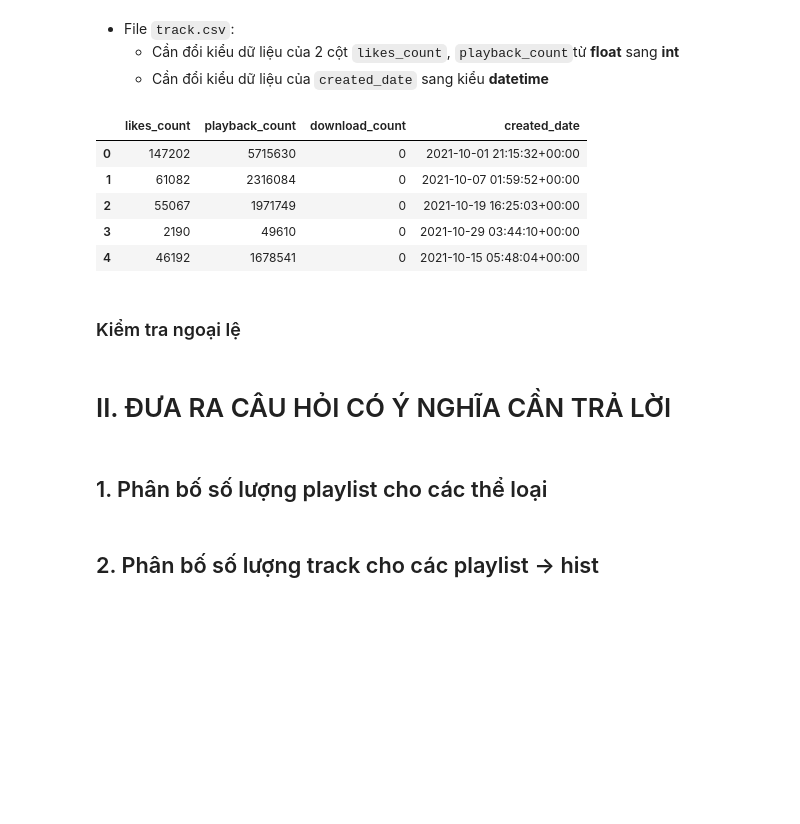
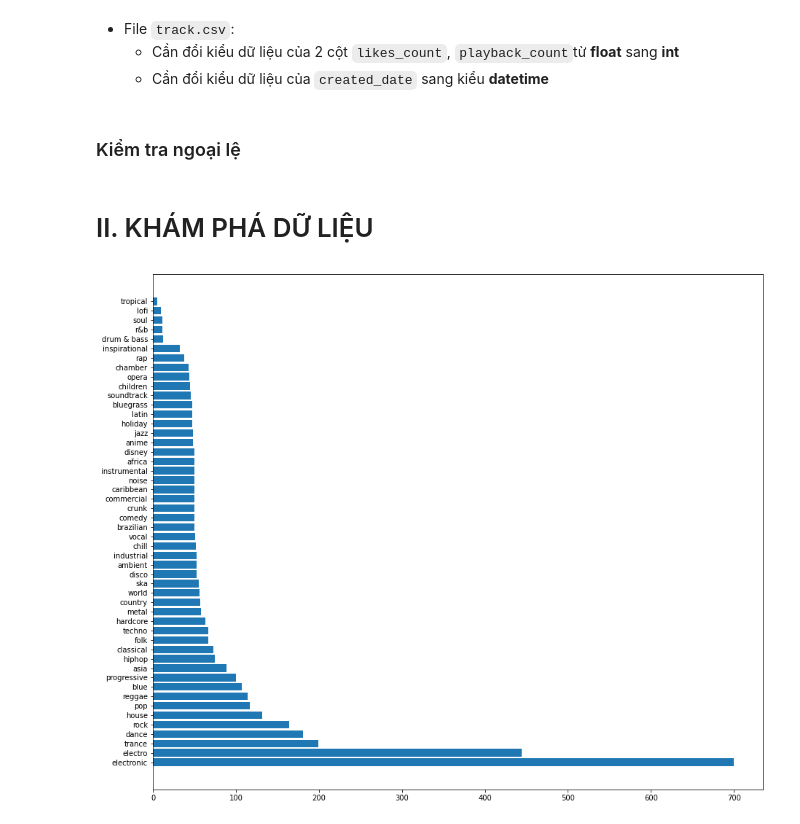
Before and after one commit to LeKiet258/DS-Project02-SoundCloud-Exploratory, a Jupyter notebook: Project_02.ipynb, the cells around one changed output. Drawn from its saved outputs; the diff is of its cells as text; code cells hidden in the pictures; blank space fills up the shorter version.

Commit message:
normalize playlist.genre

```diff
--- a/Project_02.ipynb
+++ b/Project_02.ipynb
@@ -90,0 +108,8 @@ df_track.shape
+# %%
+with open('data/keywords.txt', encoding= 'utf-8') as f:
+    keywords = f.readlines()
+keywords = [item.strip('\n').strip(' ') for item in keywords]
+# %%
+# namegenre = playlist_name + playlist_genre
+name_genre = df_playlist.apply(lambda row: row['playlist_name'] if pd.isna(row['genre']) else row['playlist_name'] + row['genre'], axis = 1)
+name_genre
@@ -90,0 +129,16 @@ df_track.shape
+# %%
+def list_genres(genre_str):
+    res = []
+
+    for keyword in keywords:
+        if keyword in genre_str:
+            res.append(keyword)
+
+    return res
+
+df_playlist['genre'] = name_genre.apply(lambda val: list_genres(re.sub(r'(hip-hop|hip hop)', 'hiphop', val.lower())))
+print("Số lượng NaN từng cột:")
+print(df_playlist.explode('genre').isna().sum())
+df_playlist = df_playlist.explode('genre').dropna()
+
+df_playlist
@@ -101,21 +175,16 @@ df_playlist['track_ids'] = df_playlist['track_ids'].apply(lambda x: [int(item) f
 # %%
 df_track[['likes_count', 'playback_count', 'download_count']] = df_track[['likes_count', 'playback_count', 'download_count']].astype(int)
 df_track['created_date'] = pd.to_datetime(df_track['created_date'])
-df_track[['likes_count', 'playback_count', 'download_count', 'created_date']].head()
+# df_track[['likes_count', 'playback_count', 'download_count', 'created_date']].head()
-# %% [output]
-|  | likes_count | playback_count | download_count | created_date |
-| 0 | 147202 | 5715630 | 0 | 2021-10-01 21:15:32+00:00 |
-| 1 | 61082 | 2316084 | 0 | 2021-10-07 01:59:52+00:00 |
-| 2 | 55067 | 1971749 | 0 | 2021-10-19 16:25:03+00:00 |
-| 3 | 2190 | 49610 | 0 | 2021-10-29 03:44:10+00:00 |
-| 4 | 46192 | 1678541 | 0 | 2021-10-15 05:48:04+00:00 |
 # %% [markdown]
 ### Kiểm tra ngoại lệ
 # %%
 # SOMETHING HERE
-# %% [markdown]
-# II. ĐƯA RA CÂU HỎI CÓ Ý NGHĨA CẦN TRẢ LỜI
-# %% [markdown]
-## 1. Phân bố số lượng playlist cho các thể loại
-# %% [markdown]
-## 2. Phân bố số lượng track cho các playlist -> hist
+# %% [markdown]
+# II. KHÁM PHÁ DỮ LIỆU
+# %%
+genre_stat = df_playlist['genre'].value_counts()
+plt.figure(figsize=(15, 13))
+a = plt.barh(genre_stat.index, genre_stat)
+# %% [output]
+[figure, added]
```
Also changed, not shown: parts of 8 cells of this notebook.
